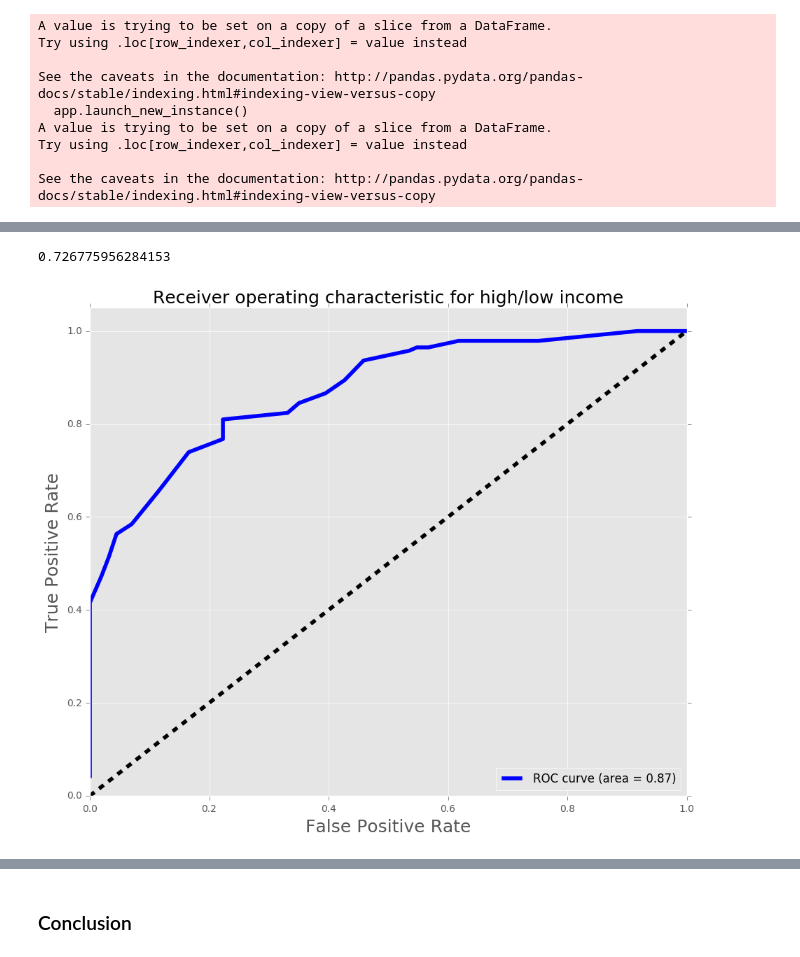
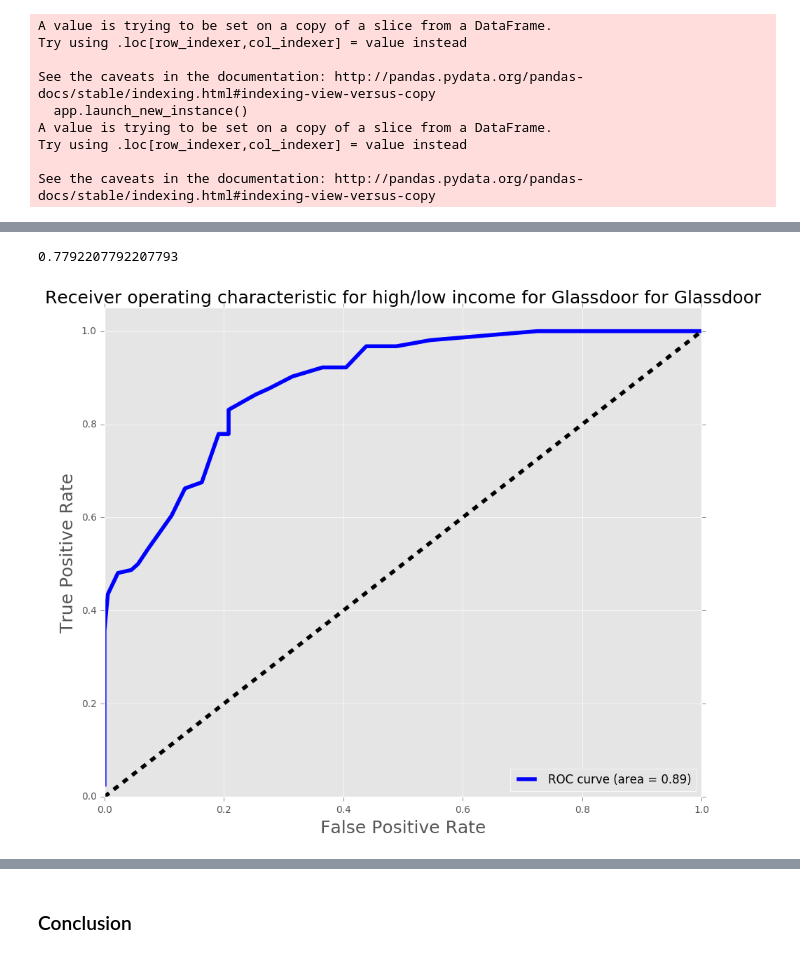
Before and after one commit to adalal80/GA-DSI, a Jupyter notebook: projects/projects-weekly/project-04/scraping-project-4-starter_JPF.ipynb, the cells around one changed output, grey strips where cells are left out. Saved outputs shown, nothing was run; the diff lists cells and outputs as text; code cells hidden in the pictures.

```diff
--- a/projects/projects-weekly/project-04/scraping-project-4-starter_JPF.ipynb
+++ b/projects/projects-weekly/project-04/scraping-project-4-starter_JPF.ipynb
@@ -480,6 +480,7 @@ master_df.drop('salary', axis=1, inplace=True)
 master_df['title'] = master_df['title'].apply(lambda x: str(x).lower())
 master_df['search_city'] = master_df['search_city'].apply(lambda x: str(x).lower())
 master_df['company'] = master_df['company'].apply(lambda x: str(x).lower())
+master_df['search_city'] = master_df['search_city'].apply(lambda x: x.replace('washington, dc','washington dc'))
 # %%
 #Bin the indeed df (master_df) into entry/mid/senior bins
 senior = ['sr','senior','lead','instructor','principal', 'director','manager','consultant','chief']
@@ -609,7 +614,6 @@ for x,y in zip(glassdoor['low_sal'],glassdoor['high_sal']):
         sal_avg.append(y)
 glassdoor['sal_avg'] = sal_avg
 
-#glassdoor['company'] = glassdoor['company'].apply(lambda x: str(x).upper())
 
 #changing company from upper to lower case
 
@@ -652,10 +656,16 @@ glassdoor['mid_bin'] = mid_bin
 glassdoor['senior_bin'] = senior_bin
 
 #converting title and city to lower case
+
 glassdoor['title'] = glassdoor['title'].apply(lambda x: str(x).lower())
 glassdoor['City'] = glassdoor['City'].apply(lambda x: x.replace('kansas city mo','kansas city'))
 
+#replace new york city with new york
+
+glassdoor['City'] = glassdoor['City'].apply(lambda x: str(x).replace('new york city','new york'))
+
 #exporting cleaned dataframe
+
 glassdoor.to_csv('glassdoor_df.csv')
 # %%
 #merging glassdoor with cost of living index dataframe
@@ -855,7 +921,7 @@ For glassdoor, the gridsearch resulted in penalty being L2, and C:10
 Dropping Houston and Kansas City. Will re-run the initial model and then predicting on indeed dataset
 # %%
 #cities we want to include
-cities = ['atlanta','austin','boston','dallas','detroit','los angeles','minneapolis','nashville','san francisco','san jose','seattle','washington dc']
+cities = ['atlanta','austin','boston','dallas','detroit','los angeles','minneapolis','nashville','new york','san francisco','san jose','seattle','washington dc']
 # %%
 #dropping houston and kc from the original glassdoor dataframe so that we can predict on indeed
 gd_1 = gd[gd['City'].isin(cities)]
@@ -896,8 +962,8 @@ X_train1, X_test1, Y_train1, Y_test1 = train_test_split(X_1, y_test, test_size =
 # %%
 #performing the regression with houston and kc being dropped out
 logreg = LogisticRegression(solver='liblinear')
-C_vals = [.0001,.001,.01,.05, .1,.12,.13,.135,.15,.16,.17,1,3,5,10,20,50,100]
-#C_vals = np.linspace(.33,.66,50)
+#C_vals = [.0001,.001,.01,.05, .1,.12,.13,.135,.15,.16,.17,1,3,5,10,20,50,100]
+C_vals = np.linspace(.9,1.1,50)
 penalties = ['l1','l2']
 
 #using gridsearch to find best penalty and C
@@ -937,32 +1003,32 @@ AUC Score is: 0.872521754732
 # %%
 # 133 / 188 = TP / (TP + FP)
-float(conmat[0,0]) / conmat[:,0].sum()
+float(conmat_1[0,0]) / conmat_1[:,0].sum()
 # %% [output]
-0.726775956284153
+0.7792207792207793
 # %%
 #plotting the AUC curve
 roc_auc_score(Y_test1, y_score_1)
 
 """ Plot AUC"""
 
 FPR = dict()
 TPR = dict()
 ROC_AUC = dict()
 
 # For class 1, find the area under the curve
 FPR[1], TPR[1], _ = roc_curve(Y_test1, y_score_1)
 ROC_AUC[1] = auc(FPR[1], TPR[1])
 
 # Plot of a ROC curve for class 1 (has_cancer)
 plt.figure(figsize=[11,9])
 plt.plot(FPR[1], TPR[1], label='ROC curve (area = %0.2f)' % ROC_AUC[1], linewidth=4,color='blue')
 plt.plot([0, 1], [0, 1], 'k--', linewidth=4)
 plt.xlim([0.0, 1.0])
 plt.ylim([0.0, 1.05])
 plt.xlabel('False Positive Rate', fontsize=18)
 plt.ylabel('True Positive Rate', fontsize=18)
-plt.title('Receiver operating characteristic for high/low income', fontsize=18)
+plt.title('Receiver operating characteristic for high/low income for Glassdoor for Glassdoor', fontsize=18)
 plt.legend(loc="lower right")
 plt.show()
 # %% [output]
-[figure, old version]
+[figure, new version]
```
Also changed, not shown: parts of 21 cells of this notebook.
